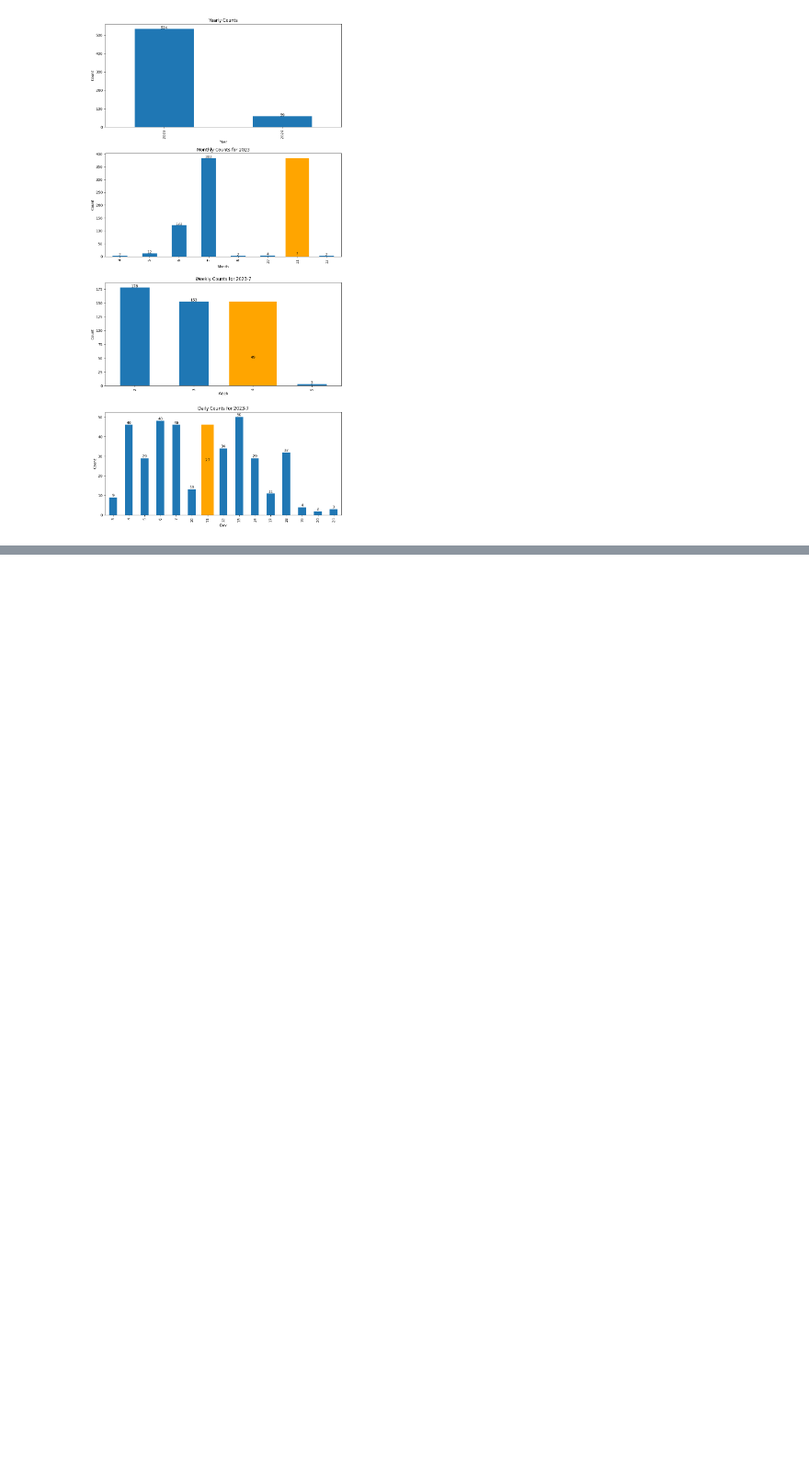
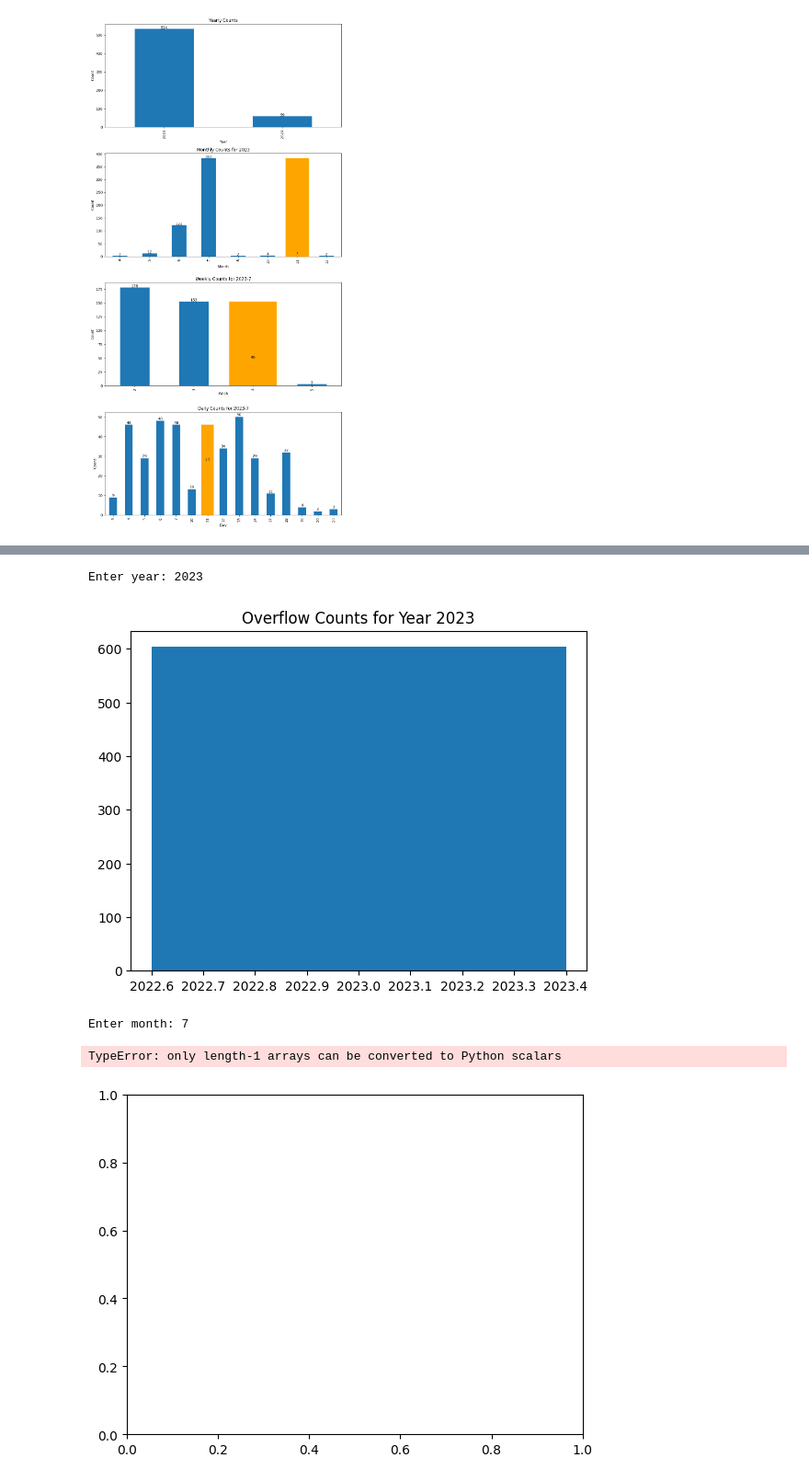
Before and after one commit to Minakshi654/Modelname, a Jupyter notebook: My_Code.ipynb, the cells around one changed output, grey strips where cells are left out. Shown at 92% size. Saved outputs shown, nothing was run; the diff lists cells and outputs as text; code cells hidden in the pictures; blank space fills up the shorter version.

```diff
--- a/My_Code.ipynb
+++ b/My_Code.ipynb
@@ -680,0 +691,77 @@ Overflow count for 2023-7-7: 46
+# %%
+import pandas as pd
+import matplotlib.pyplot as plt
+from collections import Counter
+import datetime
+
+# Load the dataset
+df = pd.read_csv('overflow_columns.csv', parse_dates=['Interval Start'])
+
+# Function to count overflows
+def count_overflows(df, time_unit):
+    counter = Counter()
+    for index, row in df.iterrows():
+        timestamp = row['Interval Start']
+        overflow = row['Max Total']
+        if time_unit == 'year':
+            key = timestamp.year
+        elif time_unit == 'month':
+            key = (timestamp.year, timestamp.month)
+        elif time_unit == 'week':
+            key = (timestamp.year, timestamp.month, timestamp.isocalendar()[1])
+        elif time_unit == 'day':
+            key = (timestamp.year, timestamp.month, timestamp.isocalendar()[1], timestamp.weekday())
+        elif time_unit == 'date':
+            key = (timestamp.year, timestamp.month, timestamp.day)
+        elif time_unit == 'hour':
+            key = (timestamp.year, timestamp.month, timestamp.day, timestamp.hour // 4)
+        counter[key] += overflow
+    return counter
+
+# Function to plot the counts
+def plot_counts(counter, title):
+    if not counter:
+        print("Yeah! No overflow")
+        return
+    keys, values = zip(*counter.items())
+    plt.bar(keys, values)
+    plt.title(title)
+    plt.show()
+
+# User input and processing
+year = int(input("Enter year: "))
+year_counter = count_overflows(df[df['Interval Start'].dt.year == year], 'year')
+plot_counts(year_counter, f"Overflow Counts for Year {year}")
+
+if year_counter:
+    month = int(input("Enter month: "))
+    month_counter = count_overflows(df[(df['Interval Start'].dt.year == year) & (df['Interval Start'].dt.month == month)], 'month')
+    plot_counts(month_counter, f"Overflow Counts for Year {year}, Month {month}")
+
+    if month_counter:
+        week = int(input("Enter week: "))
+        week_counter = count_overflows(df[(df['Interval Start'].dt.year == year) & (df['Interval Start'].dt.month == month) & (df['Interval Start'].dt.isocalendar().week == week)], 'week')
+        plot_counts(week_counter, f"Overflow Counts for Year {year}, Month {month}, Week {week}")
+
+        if week_counter:
+            day = int(input("Enter day (0=Mon, 6=Sun): "))
+            day_counter = count_overflows(df[(df['Interval Start'].dt.year == year) & (df['Interval Start'].dt.month == month) & (df['Interval Start'].dt.isocalendar().week == week) & (df['Interval Start'].dt.weekday == day)], 'day')
+            plot_counts(day_counter, f"Overflow Counts for Year {year}, Month {month}, Week {week}, Day {day}")
+
+            if day_counter:
+                date = int(input("Enter date: "))
+                date_counter = count_overflows(df[(df['Interval Start'].dt.year == year) & (df['Interval Start'].dt.month == month) & (df['Interval Start'].dt.isocalendar().week == week) & (df['Interval Start'].dt.weekday == day) & (df['Interval Start'].dt.day == date)], 'date')
+                plot_counts(date_counter, f"Overflow Counts for Year {year}, Month {month}, Week {week}, Day {day}, Date {date}")
+
+                if date_counter:
+                    hour = int(input("Enter hour (0-23): "))
+                    hour_counter = count_overflows(df[(df['Interval Start'].dt.year == year) & (df['Interval Start'].dt.month == month) & (df['Interval Start'].dt.isocalendar().week == week) & (df['Interval Start'].dt.weekday == day) & (df['Interval Start'].dt.day == date) & (df['Interval Start'].dt.hour == hour)], 'hour')
+                    plot_counts(hour_counter, f"Overflow Counts for Year {year}, Month {month}, Week {week}, Day {day}, Date {date}, Hour {hour}")
+
+print("Process completed.")
+# %% [output]
+Enter year: 2023
+[figure, added]
+Enter month: 7
+TypeError: only length-1 arrays can be converted to Python scalars
+[figure, added]
```
Also changed, not shown: parts of 3 cells of this notebook.
